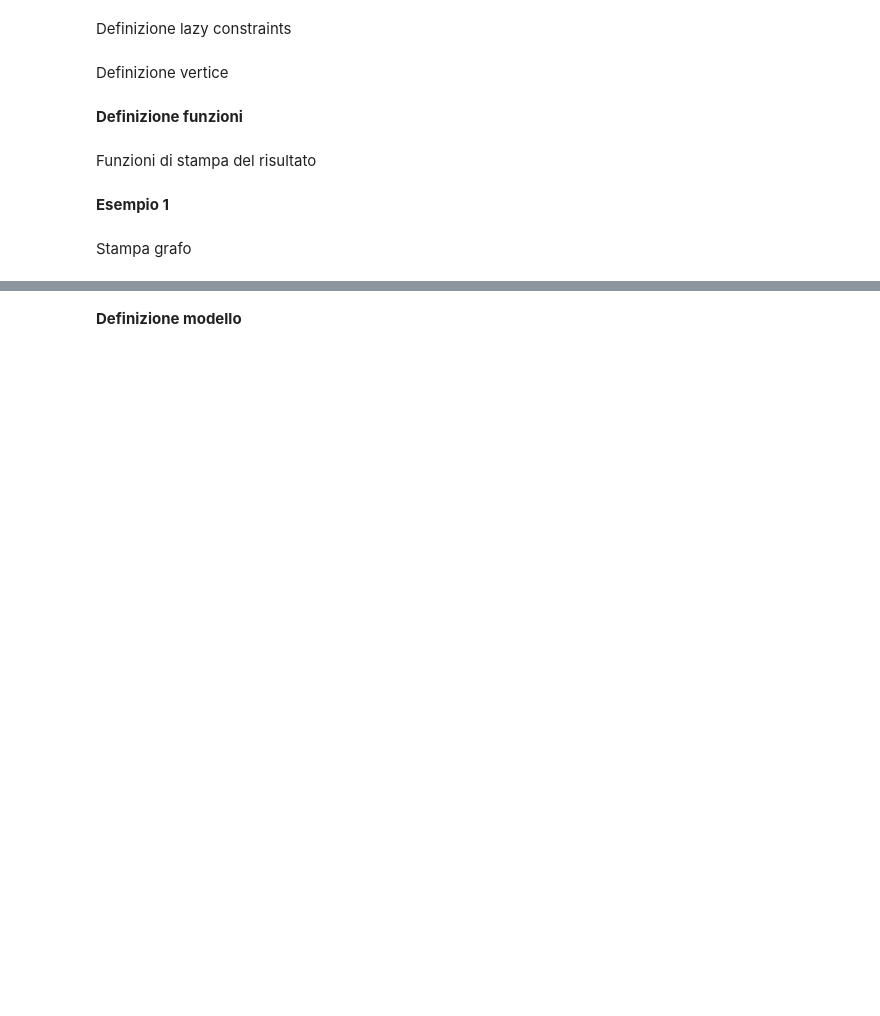
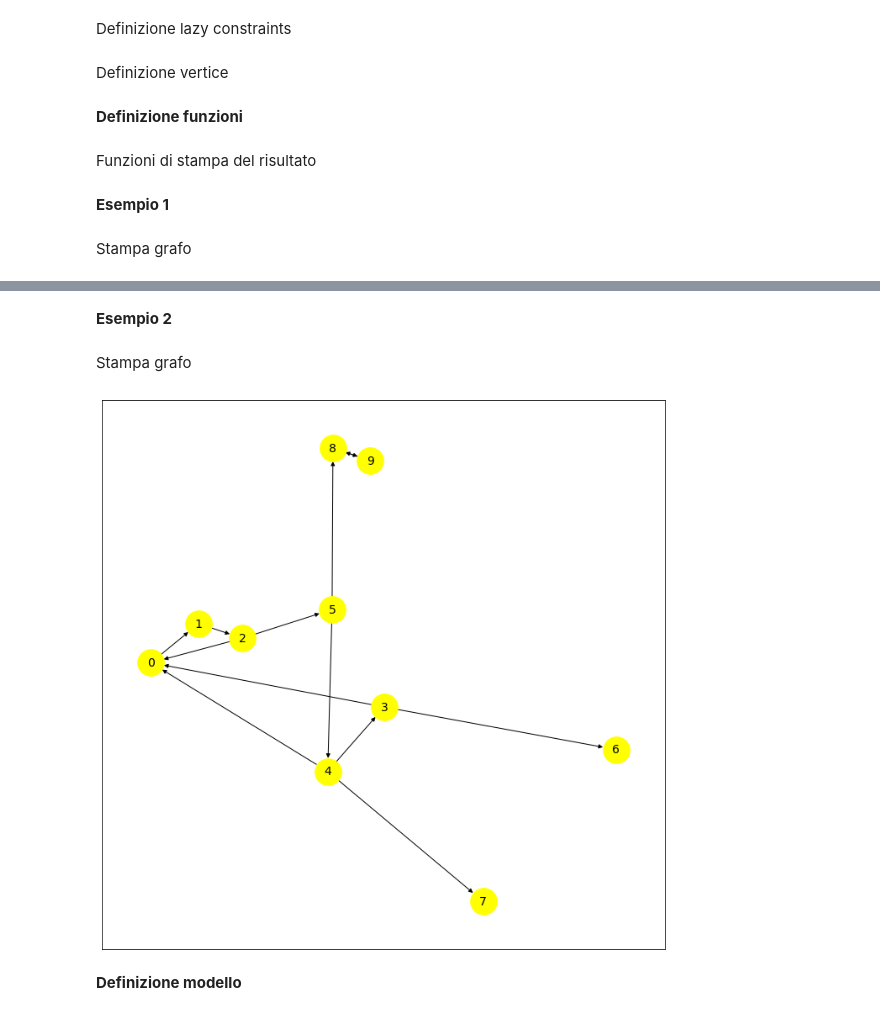
Before and after one commit to martinasalis/KEP_model, a Jupyter notebook: main.ipynb, the cells around one changed output, grey strips where cells are left out. Saved outputs shown, nothing was run; the diff lists cells and outputs as text; code cells hidden in the pictures; blank space fills up the shorter version.

```diff
--- a/main.ipynb
+++ b/main.ipynb
@@ -195,0 +204,4 @@ nx.draw_networkx(G, with_labels = True, node_color ='green')
+# %% [markdown]
+**Esempio 2**
+# %% [markdown]
+Stampa grafo
@@ -196,3 +224,14 @@ nx.draw_networkx(G, with_labels = True, node_color ='green')
+# %%
+G = nx.DiGraph()
+G.add_edges_from([(0, 1), (1, 2), (2, 5), (5, 4), (4, 0), (4, 3), (3, 0),
+                  (3, 6), (5, 8), (4, 7), (8, 9), (9, 8), (2, 0)])
+
+plt.figure(figsize =(12, 12))
+
+nx.draw_networkx(G, with_labels = True, node_color ='yellow', node_size = 1000,
+                 font_size = 14)
+# %% [output]
+[figure, added]
 # %% [markdown]
 **Definizione modello**
 # %%
```
Also changed, not shown: parts of 13 cells of this notebook.
